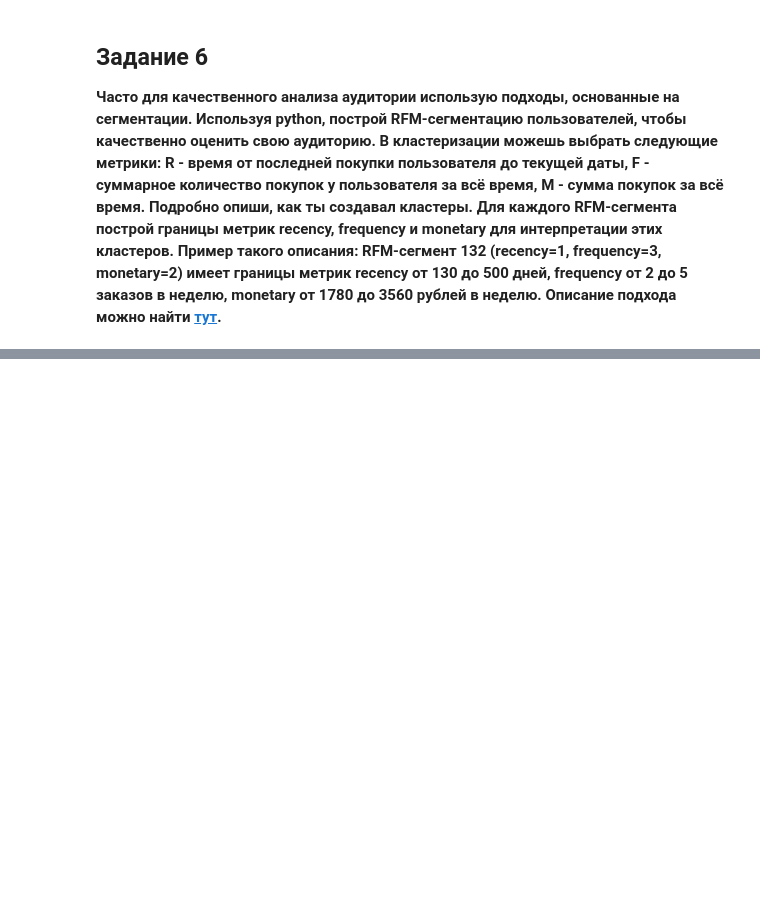
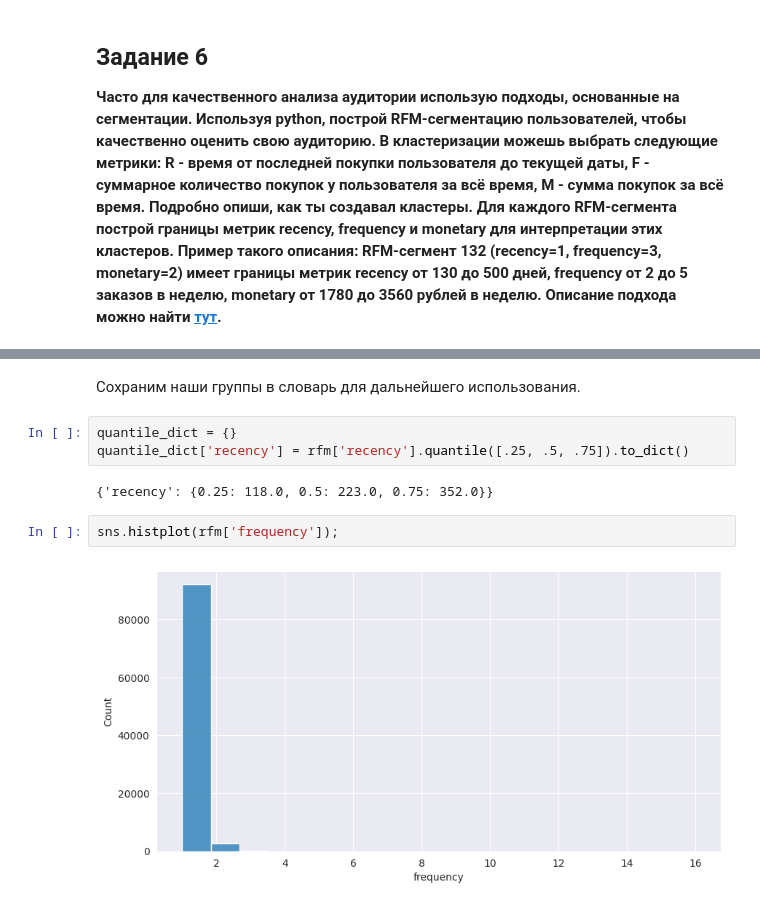
Before and after one commit to Terkinsss/karpov_courses_intermediate_project, a Jupyter notebook: Project.ipynb, the cells around one changed output, grey strips where cells are left out. Drawn from its saved outputs; the diff is of its cells as text; blank space fills up the shorter version.

```diff
--- a/Project.ipynb
+++ b/Project.ipynb
@@ -785,0 +898,11 @@ print(f'Когорта с самым высоким retention: {pivot_t[2].idxma
+# %% [markdown]
+Сохраним наши группы в словарь для дальнейшего использования.
+# %%
+quantile_dict = {}
+quantile_dict['recency'] = rfm['recency'].quantile([.25, .5, .75]).to_dict()
+# %% [output]
+{'recency': {0.25: 118.0, 0.5: 223.0, 0.75: 352.0}}
+# %%
+sns.histplot(rfm['frequency']);
+# %% [output]
+[figure, added]
```
Also changed, not shown: parts of 20 cells of this notebook.
